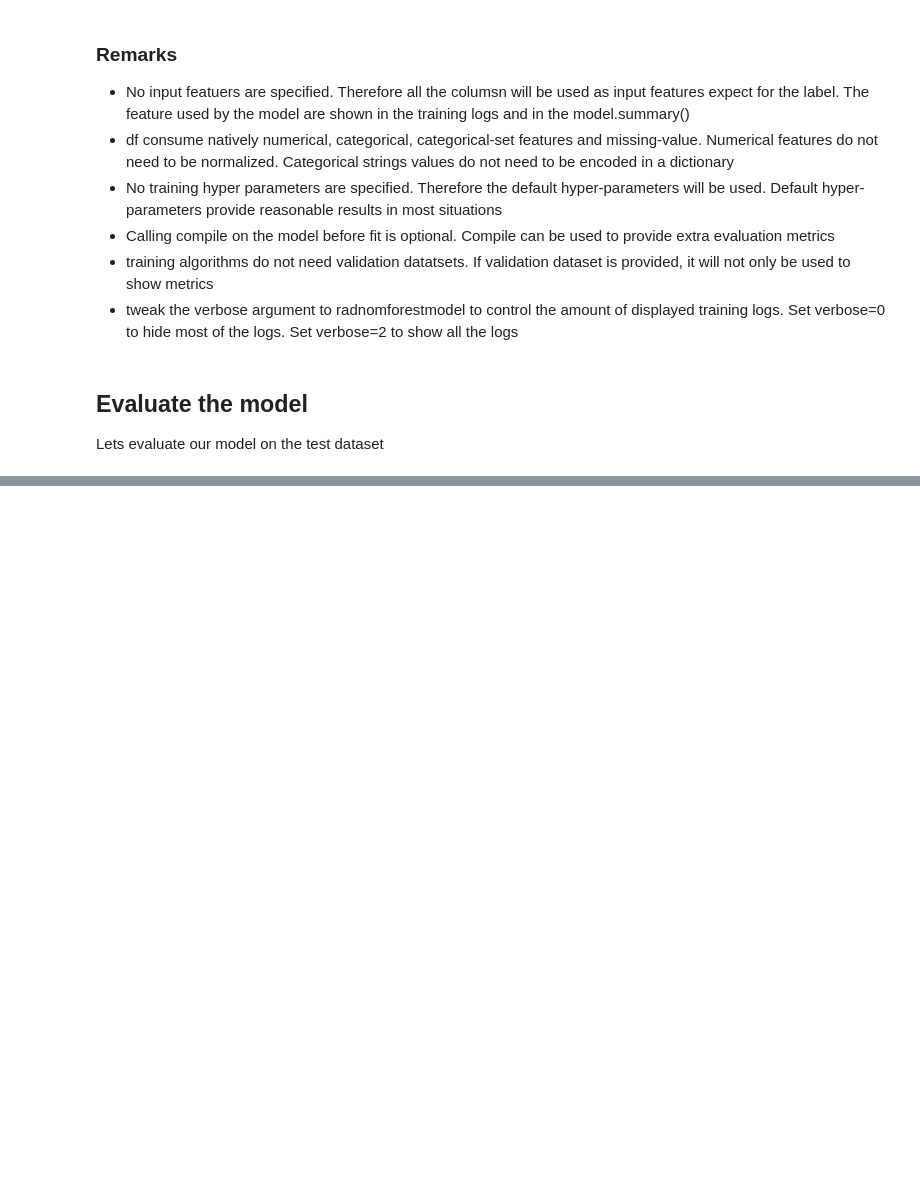
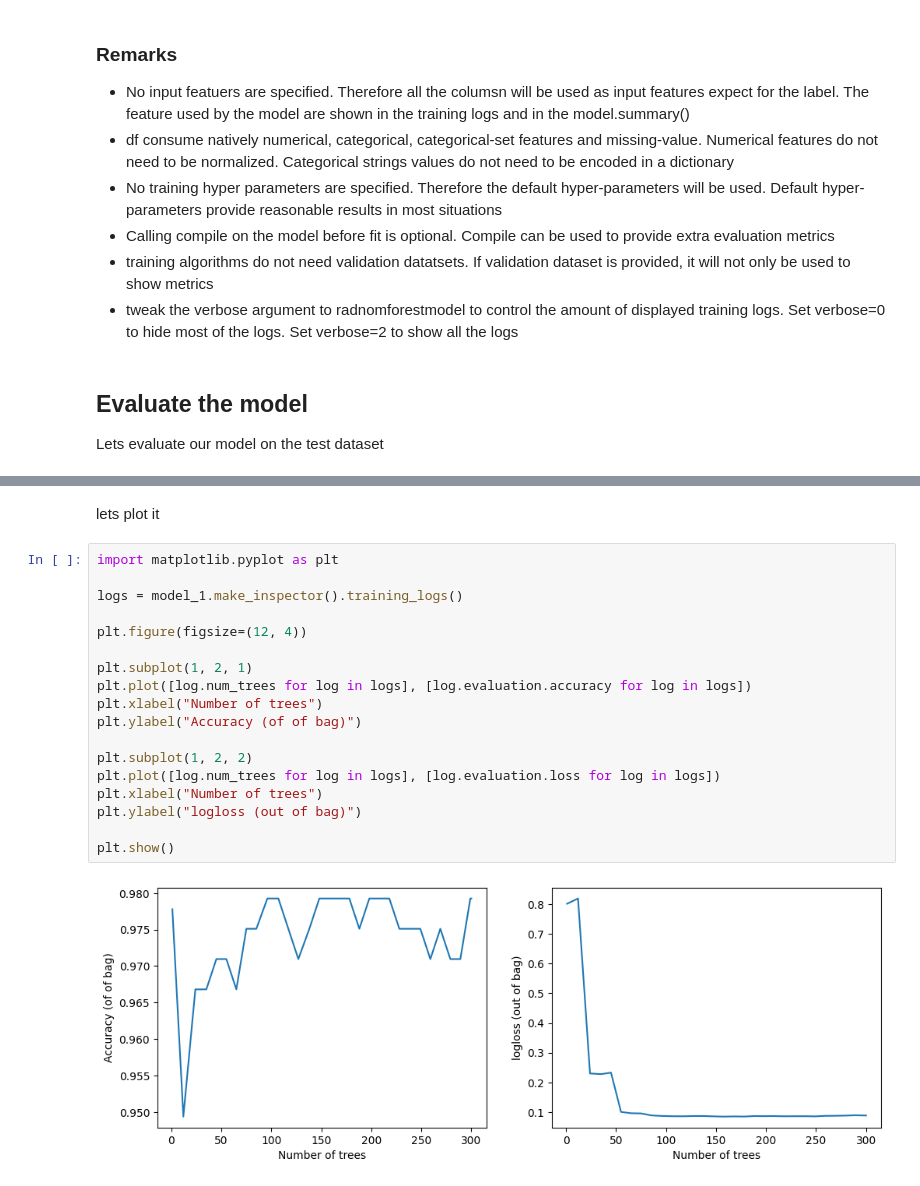
Before and after one commit to erictlong/keras, a Jupyter notebook: decision-forests/structured-data/tfBeginnerDecisionForests.ipynb, the cells around one changed output, grey strips where cells are left out. Drawn from its saved outputs; the diff is of its cells as text; blank space fills up the shorter version.

Commit message:
model

```diff
--- a/decision-forests/structured-data/tfBeginnerDecisionForests.ipynb
+++ b/decision-forests/structured-data/tfBeginnerDecisionForests.ipynb
@@ -198,0 +302,22 @@ accuracy: 0.9815
+# %% [markdown]
+lets plot it
+# %%
+import matplotlib.pyplot as plt
+
+logs = model_1.make_inspector().training_logs()
+
+plt.figure(figsize=(12, 4))
+
+plt.subplot(1, 2, 1)
+plt.plot([log.num_trees for log in logs], [log.evaluation.accuracy for log in logs])
+plt.xlabel("Number of trees")
+plt.ylabel("Accuracy (of of bag)")
+
+plt.subplot(1, 2, 2)
+plt.plot([log.num_trees for log in logs], [log.evaluation.loss for log in logs])
+plt.xlabel("Number of trees")
+plt.ylabel("logloss (out of bag)")
+
+plt.show()
+# %% [output]
+[figure, added]
```
Also changed, not shown: parts of 32 cells of this notebook, 9 other files.
